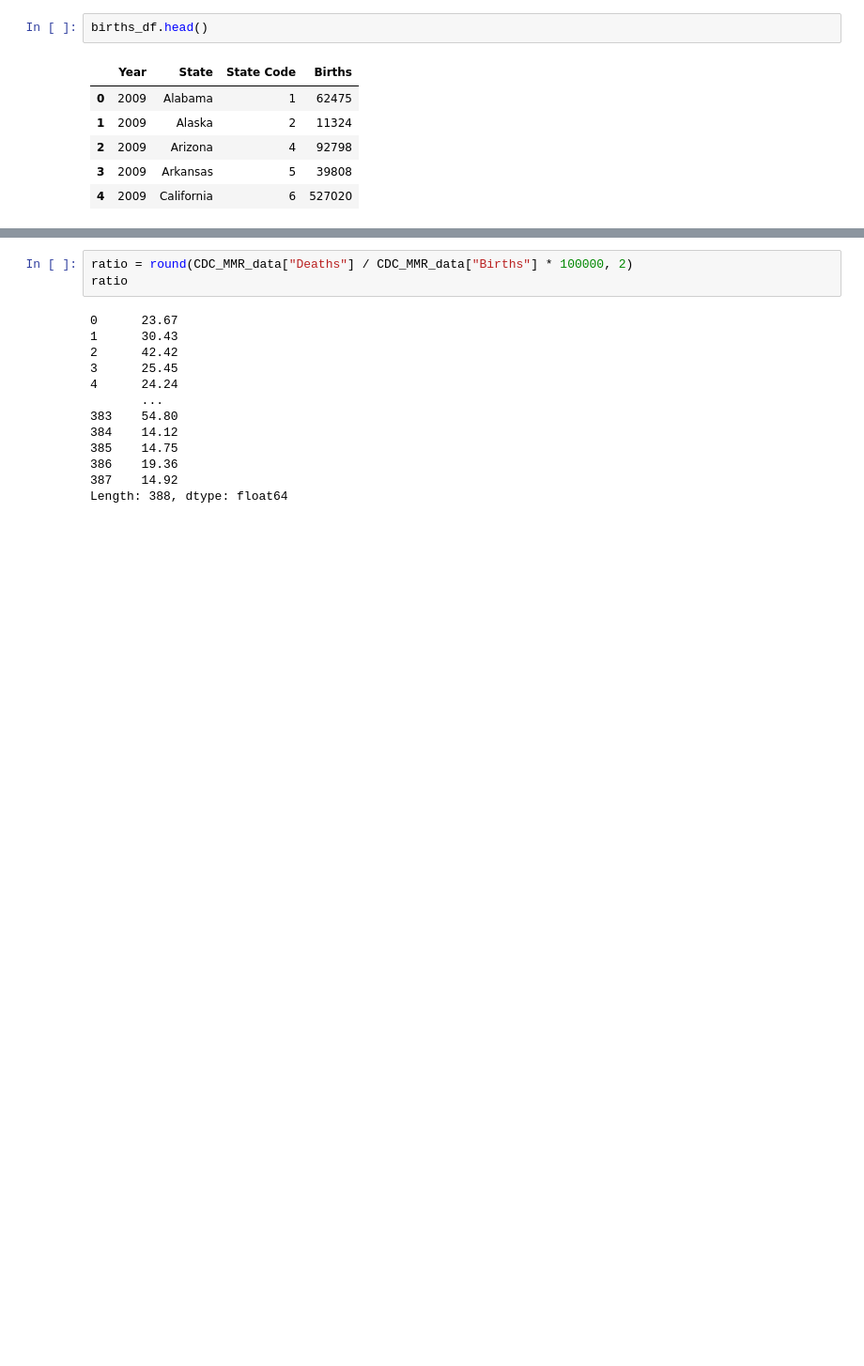
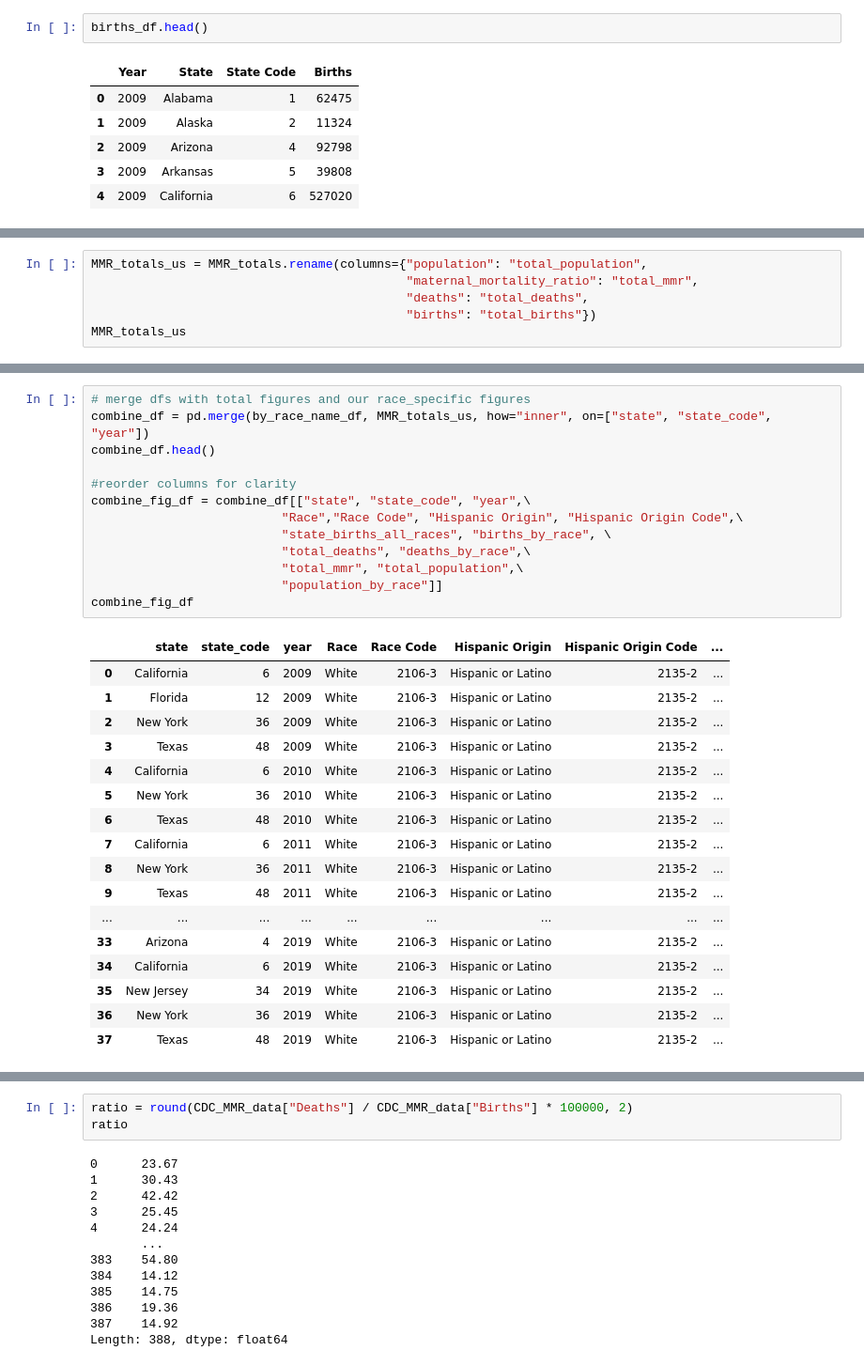
Before and after one commit to LeeProut/US-Maternal-Mortality, a Jupyter notebook: CDC_MMR_Race_P3.ipynb, the cells around one changed output, grey strips where cells are left out. Shown at 94% size. Drawn from its saved outputs; the diff is of its cells as text; blank space fills up the shorter version.

```diff
--- a/CDC_MMR_Race_P3.ipynb
+++ b/CDC_MMR_Race_P3.ipynb
@@ -72,0 +182,6 @@ CDC_MMR_data.head()
+# %%
+MMR_totals_us = MMR_totals.rename(columns={"population": "total_population",
+                                           "maternal_mortality_ratio": "total_mmr",
+                                           "deaths": "total_deaths",
+                                           "births": "total_births"})
+MMR_totals_us
@@ -72,0 +202,31 @@ CDC_MMR_data.head()
+# %%
+# merge dfs with total figures and our race_specific figures
+combine_df = pd.merge(by_race_name_df, MMR_totals_us, how="inner", on=["state", "state_code", "year"])
+combine_df.head()
+
+#reorder columns for clarity
+combine_fig_df = combine_df[["state", "state_code", "year",\
+                          "Race","Race Code", "Hispanic Origin", "Hispanic Origin Code",\
+                          "state_births_all_races", "births_by_race", \
+                          "total_deaths", "deaths_by_race",\
+                          "total_mmr", "total_population",\
+                          "population_by_race"]]
+combine_fig_df
+# %% [output]
+|  | state | state_code | year | Race | Race Code | Hispanic Origin | Hispanic Origin Code | ... |
+| 0 | California | 6 | 2009 | White | 2106-3 | Hispanic or Latino | 2135-2 | ... |
+| 1 | Florida | 12 | 2009 | White | 2106-3 | Hispanic or Latino | 2135-2 | ... |
+| 2 | New York | 36 | 2009 | White | 2106-3 | Hispanic or Latino | 2135-2 | ... |
+| 3 | Texas | 48 | 2009 | White | 2106-3 | Hispanic or Latino | 2135-2 | ... |
+| 4 | California | 6 | 2010 | White | 2106-3 | Hispanic or Latino | 2135-2 | ... |
+| 5 | New York | 36 | 2010 | White | 2106-3 | Hispanic or Latino | 2135-2 | ... |
+| 6 | Texas | 48 | 2010 | White | 2106-3 | Hispanic or Latino | 2135-2 | ... |
+| 7 | California | 6 | 2011 | White | 2106-3 | Hispanic or Latino | 2135-2 | ... |
+| 8 | New York | 36 | 2011 | White | 2106-3 | Hispanic or Latino | 2135-2 | ... |
+| 9 | Texas | 48 | 2011 | White | 2106-3 | Hispanic or Latino | 2135-2 | ... |
+| ... | ... | ... | ... | ... | ... | ... | ... | ... |
+| 33 | Arizona | 4 | 2019 | White | 2106-3 | Hispanic or Latino | 2135-2 | ... |
+| 34 | California | 6 | 2019 | White | 2106-3 | Hispanic or Latino | 2135-2 | ... |
+| 35 | New Jersey | 34 | 2019 | White | 2106-3 | Hispanic or Latino | 2135-2 | ... |
+| 36 | New York | 36 | 2019 | White | 2106-3 | Hispanic or Latino | 2135-2 | ... |
+| 37 | Texas | 48 | 2019 | White | 2106-3 | Hispanic or Latino | 2135-2 | ... |
```
Also changed, not shown: parts of 10 cells of this notebook, 6 other files.
